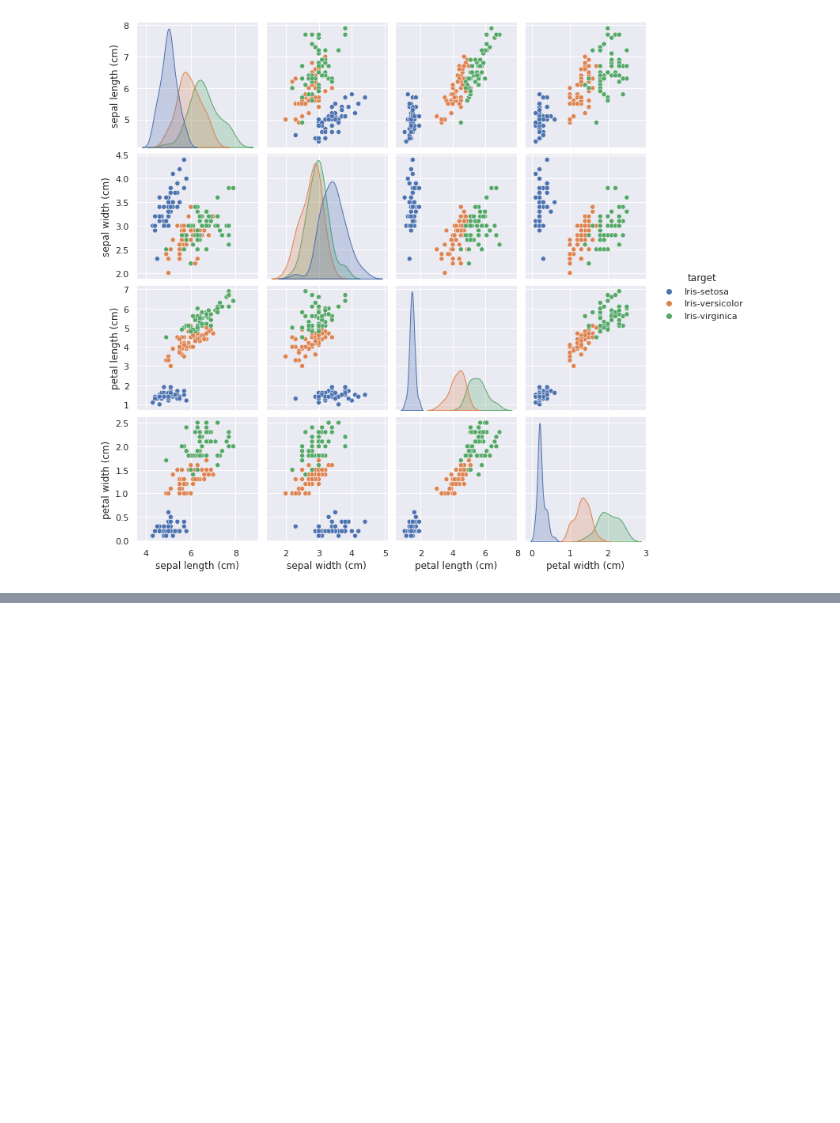
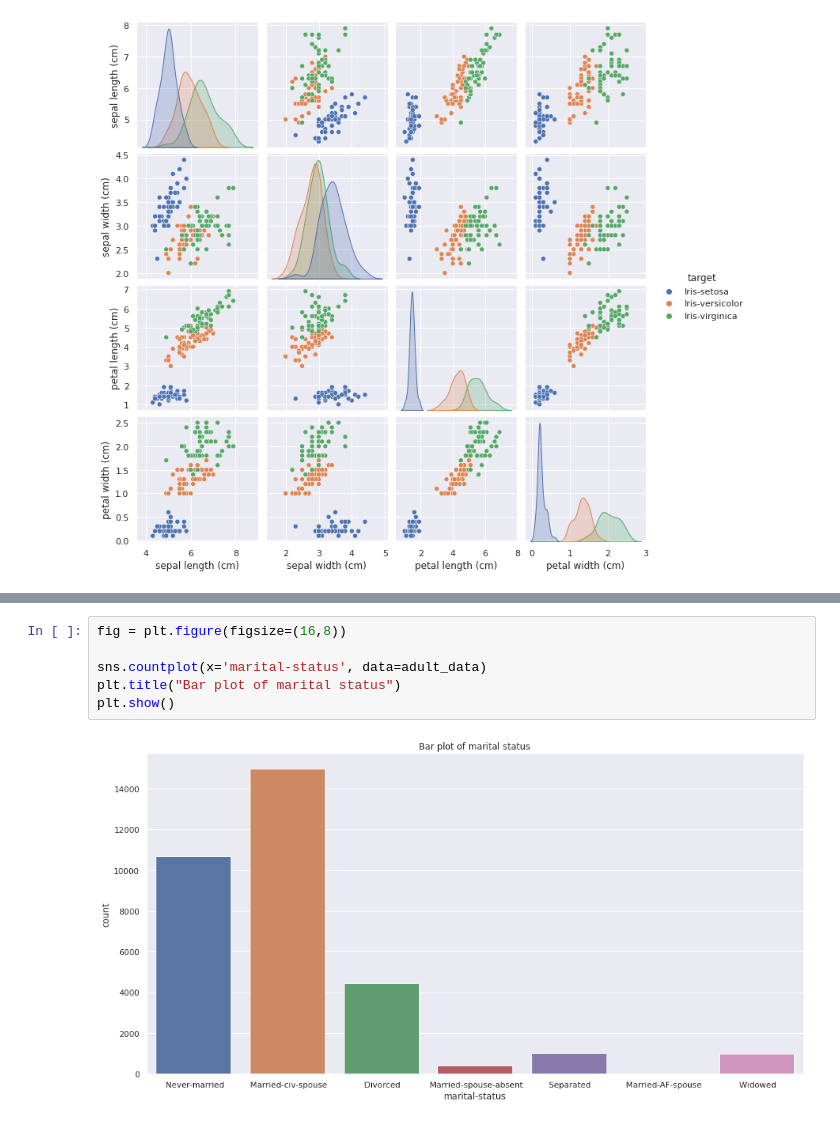
Before and after one commit to shivaprasad0411/Lab-5-Exploratory-Data-Analysis, a Jupyter notebook: B20AI057_Lab_5.ipynb, the cells around one changed output, grey strips where cells are left out. Cells and saved outputs as stored; diff of their text form; blank space fills up the shorter version.

```diff
--- a/B20AI057_Lab_5.ipynb
+++ b/B20AI057_Lab_5.ipynb
@@ -34,0 +97,8 @@ plt.show()
+# %%
+fig = plt.figure(figsize=(16,8))
+
+sns.countplot(x='marital-status', data=adult_data)
+plt.title("Bar plot of marital status")
+plt.show()
+# %% [output]
+[figure, added]
```
Also changed, not shown: parts of 11 cells of this notebook.
